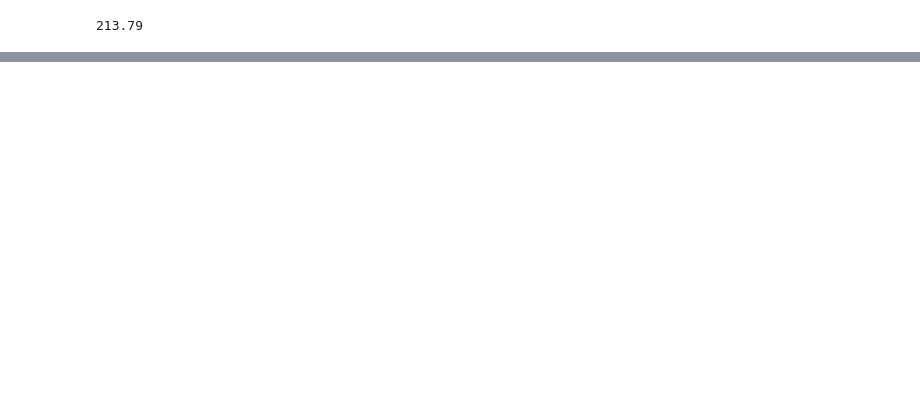
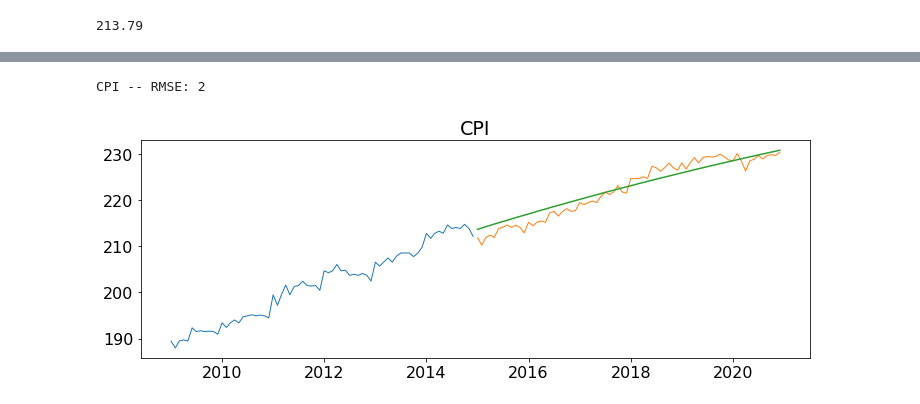
Before and after one commit to mil2tech/individiual-project, a Jupyter notebook: project-workbook.ipynb, the cells around one changed output, grey strips where cells are left out. Cells and saved outputs as stored; diff of their text form; code cells hidden in the pictures; blank space fills up the shorter version.

```diff
--- a/project-workbook.ipynb
+++ b/project-workbook.ipynb
@@ -824,0 +902,5 @@ eval_df
+# %%
+plot_and_eval(target_var = "CPI")
+# %% [output]
+CPI -- RMSE: 2
+[figure, added]
```
Also changed, not shown: parts of 23 cells of this notebook.
